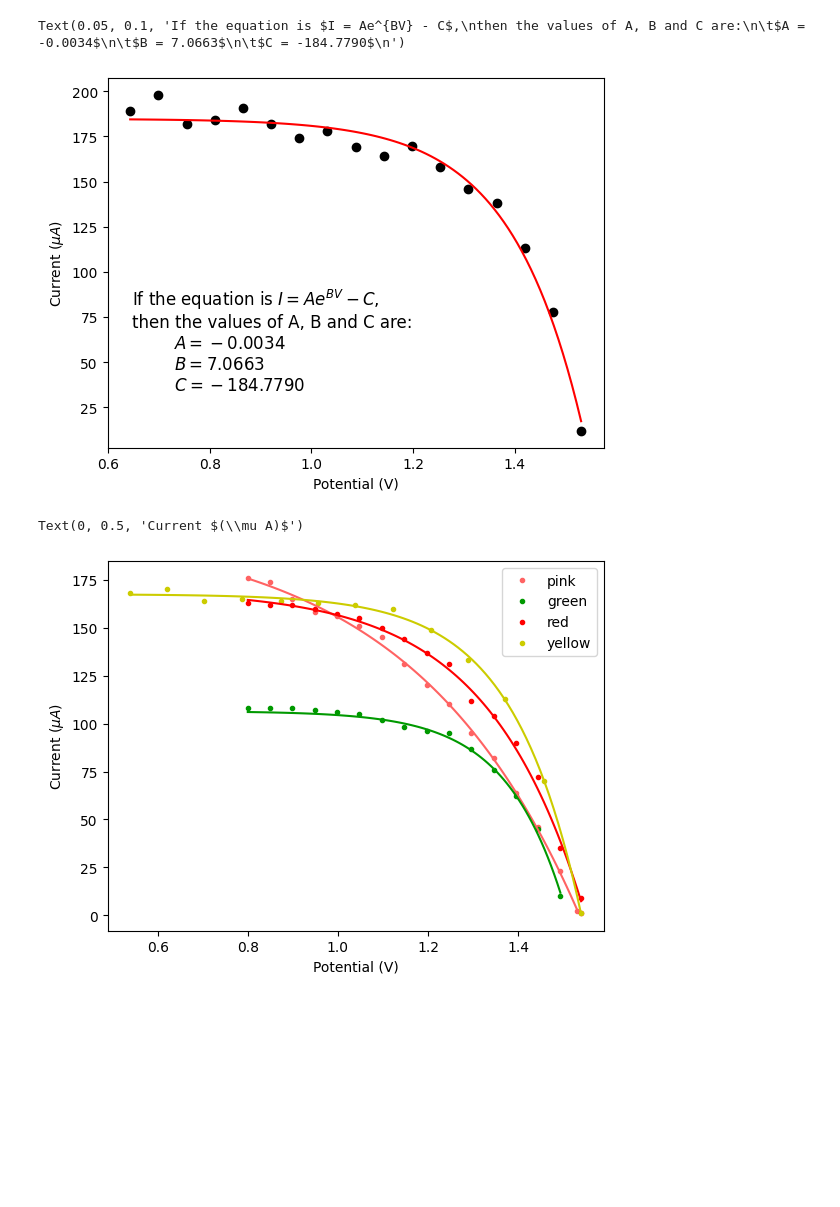
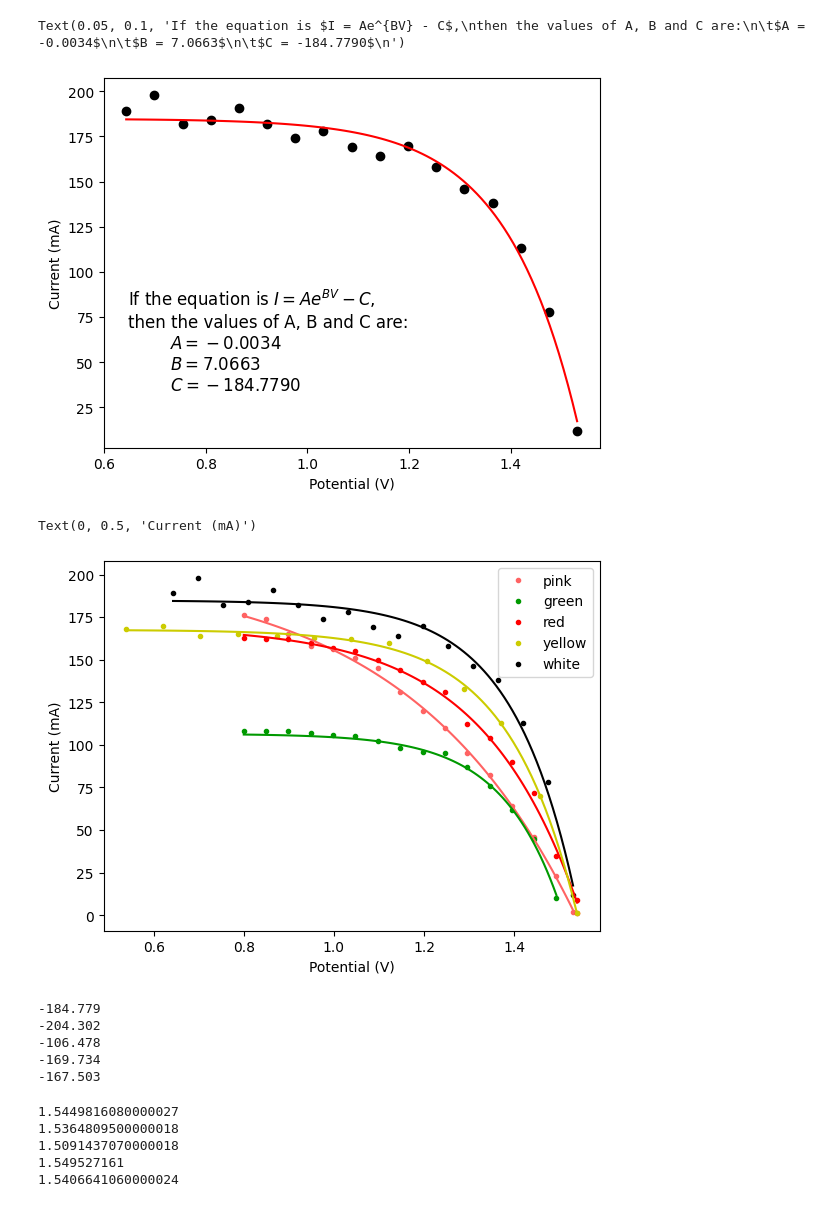
Before and after one commit to PeithonKing/lab_reports, a Jupyter notebook: Sem6/Solid_State/Expt7/graph_outside.ipynb, the cells around one changed output. Drawn from its saved outputs; the diff is of its cells as text; code cells hidden in the pictures; blank space fills up the shorter version.

```diff
--- a/Sem6/Solid_State/Expt7/graph_outside.ipynb
+++ b/Sem6/Solid_State/Expt7/graph_outside.ipynb
@@ -6,6 +6,7 @@ def func(x, A, B, C): return A*np.e**(B * x) -C
 # %%
 x = [1.531, 1.475, 1.42, 1.365, 1.309, 1.254, 1.198, 1.143, 1.087, 1.031, 0.976, 0.921, 0.865, 0.81, 0.754, 0.698, 0.643]
 y = [12, 78, 113, 138, 146, 158, 170, 164, 169, 178, 174, 182, 191, 184, 182, 198, 189]
+y_copy = y
 
 A = -0.00335234
 B = 7.06627
@@ -17,7 +18,7 @@ y_ = func(x_, A, B, C)
 plt.plot(x, y, 'ko')
 plt.plot(x_, y_, 'r')
 plt.xlabel('Potential (V)')
-plt.ylabel(r'Current $(\mu A)$')
+plt.ylabel(r'Current (mA)')
 
 text = r"If the equation is $I = Ae^{BV} - C$," + "\nthen the values of A, B and C are:\n"
 text += f"\t$A = {A:.4f}$\n"
@@ -28,7 +29,7 @@ text += f"\t$C = {C:.4f}$\n"
 plt.text(0.05, 0.1, text, fontsize=12, transform=plt.gca().transAxes)
 # %% [output]
 Text(0.05, 0.1, 'If the equation is $I = Ae^{BV} - C$,\nthen the values of A, B and C are:\n\t$A = -0.0034$\n\t$B = 7.0663$\n\t$C = -184.7790$\n')
-[figure, old version]
+[figure, new version]
 # %%
 x_p = [1.53, 1.494, 1.445, 1.395, 1.346, 1.296, 1.246, 1.197, 1.147, 1.098, 1.048, 0.998, 0.949, 0.899, 0.85, 0.8]
 y_p = [2, 23, 46, 64, 82, 95, 110, 120, 131, 145, 151, 156, 158, 165, 174, 176]
@@ -40,7 +41,7 @@ x_y = [1.54, 1.457, 1.372, 1.29, 1.207, 1.123, 1.038, 0.955, 0.873, 0.788, 0.703
 y_y = [1, 70, 113, 133, 149, 160, 162, 163, 164, 165, 164, 170, 168]
 
 #        A        B         C      parameters for colour
-# w = [-0.00335234, 7.06627, -184.779]  # - white
+w = [-0.00335234, 7.06627, -184.779]  # - white
 p = [-3.37796, 2.66995, -204.302]  # - pink
 g = [-0.00087515, 7.75874, -106.478]  # - green
 r = [-0.127055, 4.64488, -169.734]  # - red
@@ -48,21 +49,35 @@ y = [-0.00689883, 6.55393, -167.503]  # - yellow
 # %%
 plt.plot(x_p, y_p, '#FF6363', marker=".", linestyle=" ", label='pink')
 plt.plot(x_g, y_g, '#009900', marker=".", linestyle=" ", label='green')
 plt.plot(x_r, y_r, '#FF0000', marker=".", linestyle=" ", label='red')
 plt.plot(x_y, y_y, '#cccc00', marker=".", linestyle=" ", label='yellow')
+plt.plot(x, y_copy,     'k',       marker=".", linestyle=" ", label='white')
+
+x_ = np.linspace(min(x), max(x), 100)
+plt.plot(x_, func(x_, *w), 'k')
 
 x_p_ = np.linspace(min(x_p), max(x_p), 100)
 plt.plot(x_p_, func(x_p_, *p), '#FF6363')
 x_g_ = np.linspace(min(x_g), max(x_g), 100)
 plt.plot(x_g_, func(x_g_, *g), '#009900')
 x_r_ = np.linspace(min(x_r), max(x_r), 100)
 plt.plot(x_r_, func(x_r_, *r), '#FF0000')
 x_y_ = np.linspace(min(x_y), max(x_y), 100)
 plt.plot(x_y_, func(x_y_, *y), '#cccc00')
 
 plt.legend()
 plt.xlabel('Potential (V)')
-plt.ylabel(r'Current $(\mu A)$')
+plt.ylabel('Current (mA)')
 # %% [output]
-Text(0, 0.5, 'Current $(\\mu A)$')
+Text(0, 0.5, 'Current (mA)')
-[figure, old version]
+[figure, new version]
+# %%
+i = 2
+for col in [w, p, g, r, y]:
+    print(col[i])
+# %% [output]
+-184.779
+-204.302
+-106.478
+-169.734
+-167.503
@@ -68,0 +102,12 @@ Text(0, 0.5, 'Current $(\\mu A)$')
+# %%
+print(root(func, *w))
+print(root(func, *p))
+print(root(func, *g))
+print(root(func, *r))
+print(root(func, *y))
+# %% [output]
+1.5449816080000027
+1.5364809500000018
+1.5091437070000018
+1.549527161
+1.5406641060000024
```
Also changed, not shown: parts of 4 cells of this notebook, 18 other files.
